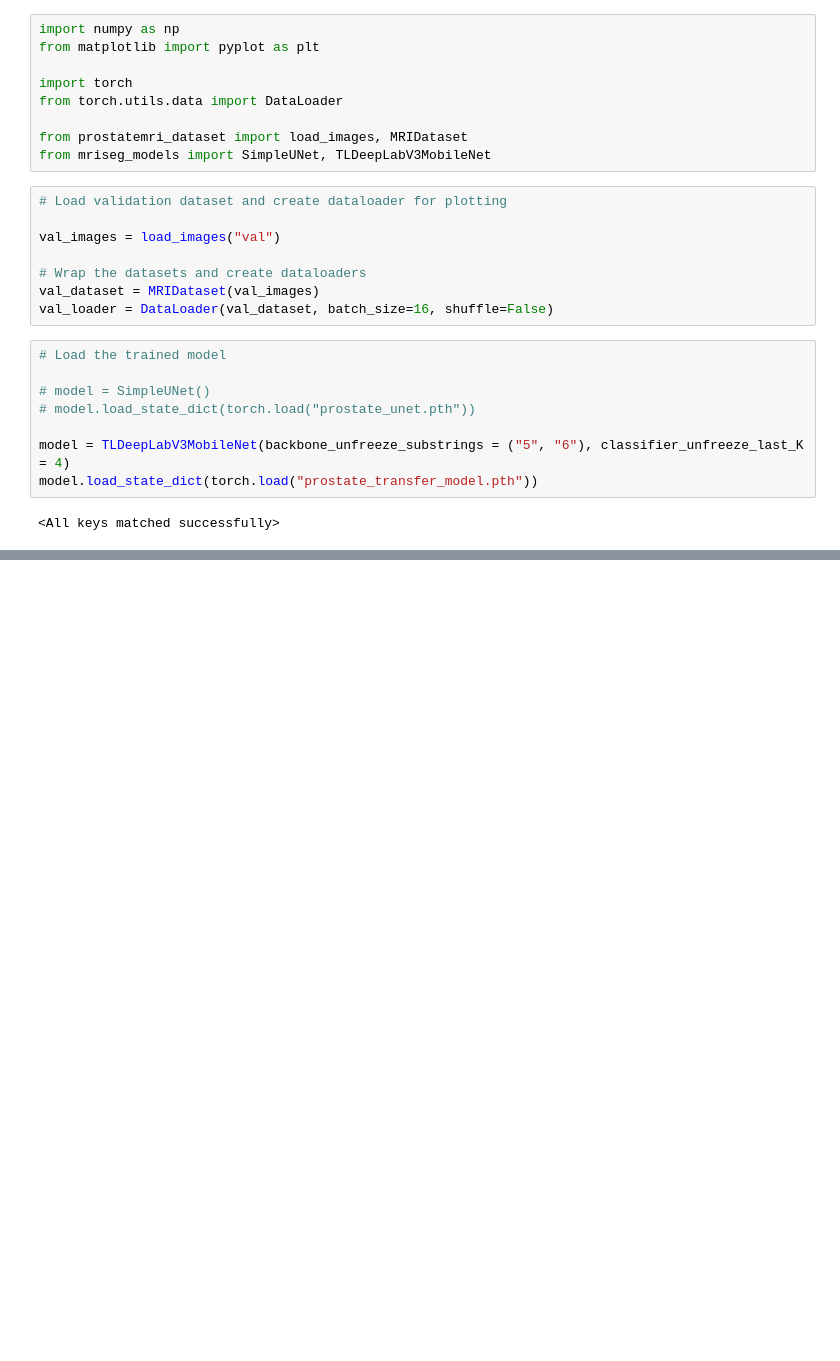
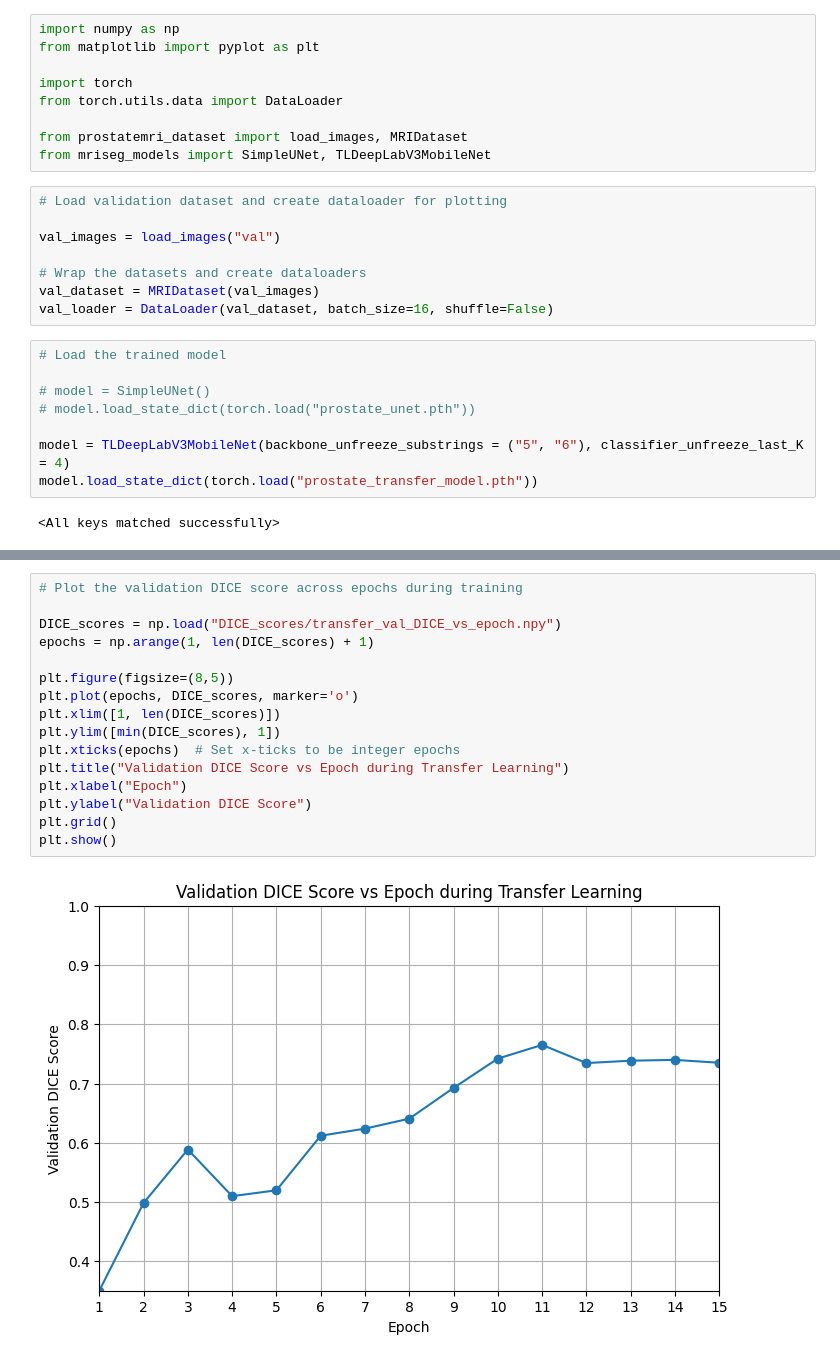
Before and after one commit to matthew-gerry/mri_segmentation_prostate, a Jupyter notebook: visualization.ipynb, the cells around one changed output, grey strips where cells are left out. Cells and saved outputs as stored; diff of their text form; blank space fills up the shorter version.

```diff
--- a/visualization.ipynb
+++ b/visualization.ipynb
@@ -95,0 +96,18 @@ plt.show()
+# %%
+# Plot the validation DICE score across epochs during training
+
+DICE_scores = np.load("DICE_scores/transfer_val_DICE_vs_epoch.npy")
+epochs = np.arange(1, len(DICE_scores) + 1)
+
+plt.figure(figsize=(8,5))
+plt.plot(epochs, DICE_scores, marker='o')
+plt.xlim([1, len(DICE_scores)])
+plt.ylim([min(DICE_scores), 1])
+plt.xticks(epochs)  # Set x-ticks to be integer epochs
+plt.title("Validation DICE Score vs Epoch during Transfer Learning")
+plt.xlabel("Epoch")
+plt.ylabel("Validation DICE Score")
+plt.grid()
+plt.show()
+# %% [output]
+[figure, added]
```
Also changed, not shown: parts of 5 cells of this notebook, 5 other files.
